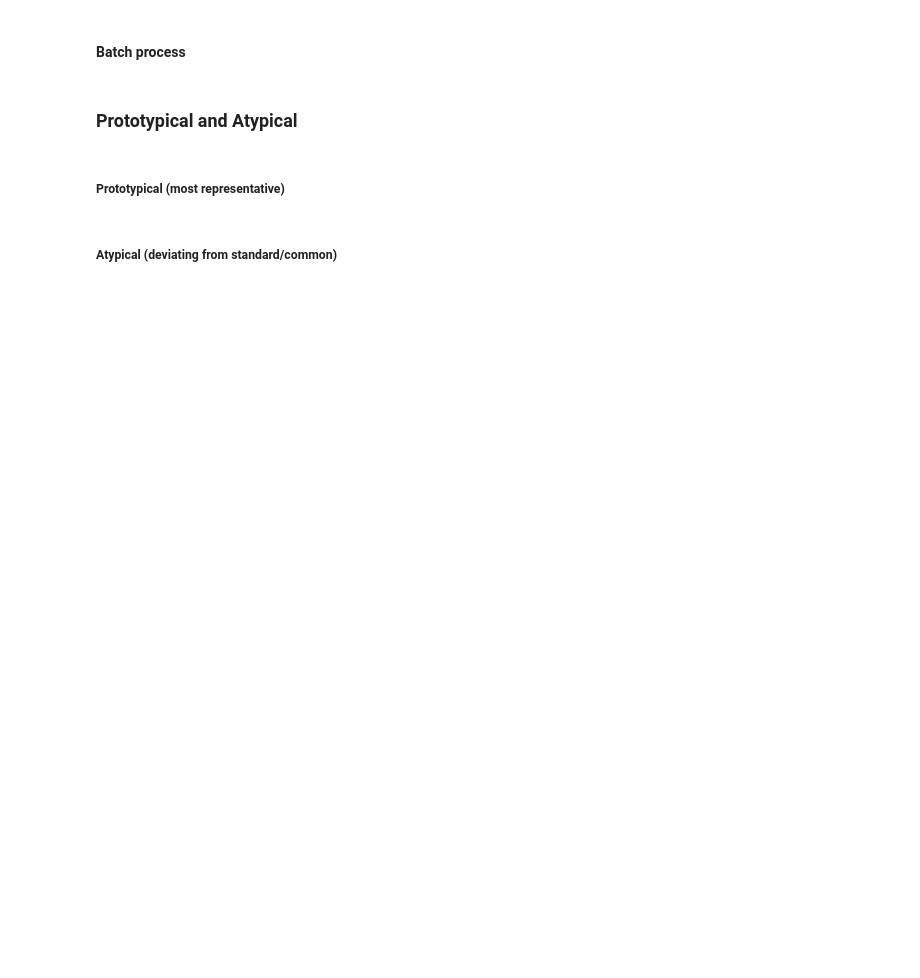
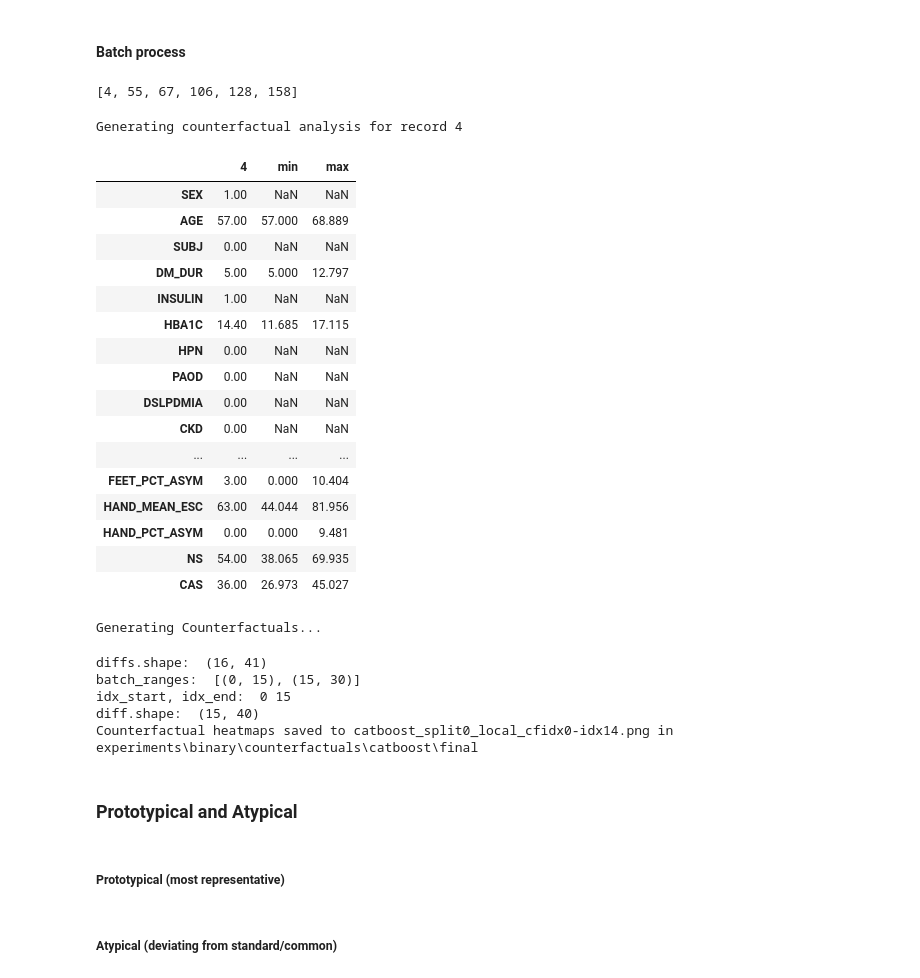
Before and after one commit to acbriza/dpn2026, a Jupyter notebook: module/counterfactuals.ipynb, the cells around one changed output. Cells and saved outputs as stored; diff of their text form; code cells hidden in the pictures; blank space fills up the shorter version.

Commit message:
update for running initial rendition of batch processing

```diff
--- a/module/counterfactuals.ipynb
+++ b/module/counterfactuals.ipynb
@@ -636,0 +606,3 @@ def generate_local_cf_reports(X, exp, dfb, pidx,
+# %%
+allfeature_cols = dfXy.columns.drop('Confirmed_Binary_DPN').to_list()
+continuous_cols = dfXy_test.columns.difference(D.categorical_cols+['Confirmed_Binary_DPN']).to_list()
@@ -637,2 +648,7 @@ def generate_local_cf_reports(X, exp, dfb, pidx,
 # %% [markdown]
 #### Batch process
+# %%
+qindices = ioi_df.index.to_list()
+qindices
+# %% [output]
+[4, 55, 67, 106, 128, 158]
@@ -639,12 +694,39 @@ def generate_local_cf_reports(X, exp, dfb, pidx,
 # %%
-for pidx in pindices:
-    print(f"Generating counterfactual analysis for patient {pidx}")
-    generate_local_cf_reports(X, exp, dfb, pidx,
-                              savedir=r"outputs\counterfactuals\local\binary",
+for qidx in qindices[:1]:
+    print(f"Generating counterfactual analysis for record {qidx}")
+    generate_local_cf_reports(dfXy, dexp, ioi_df, qidx,
                               features_to_vary=dfXy.columns.drop(['SEX', 'Confirmed_Binary_DPN']).to_list(),
-                              total_CFs=30,
-                              seeds=[0,1,2,3,4],
+                              config=config,
+                              split_index=midx,
+                              total_CFs=10, #30
+                              seeds=[0,1],
+                              savedir=outputdir
                               )
+# %% [output]
+Generating counterfactual analysis for record 4
+|  | 4 | min | max |
+| SEX | 1.00 | NaN | NaN |
+| AGE | 57.00 | 57.000 | 68.889 |
+| SUBJ | 0.00 | NaN | NaN |
+| DM_DUR | 5.00 | 5.000 | 12.797 |
+| INSULIN | 1.00 | NaN | NaN |
+| HBA1C | 14.40 | 11.685 | 17.115 |
+| HPN | 0.00 | NaN | NaN |
+| PAOD | 0.00 | NaN | NaN |
+| DSLPDMIA | 0.00 | NaN | NaN |
+| CKD | 0.00 | NaN | NaN |
+| ... | ... | ... | ... |
+| FEET_PCT_ASYM | 3.00 | 0.000 | 10.404 |
+| HAND_MEAN_ESC | 63.00 | 44.044 | 81.956 |
+| HAND_PCT_ASYM | 0.00 | 0.000 | 9.481 |
+| NS | 54.00 | 38.065 | 69.935 |
+| CAS | 36.00 | 26.973 | 45.027 |
+Generating Counterfactuals...
+diffs.shape:  (16, 41)
+batch_ranges:  [(0, 15), (15, 30)]
+idx_start, idx_end:  0 15
+diff.shape:  (15, 40)
+Counterfactual heatmaps saved to catboost_split0_local_cfidx0-idx14.png in experiments\binary\counterfactuals\catboost\final
 # %% [markdown]
 ### Prototypical and Atypical
 # %% [markdown]
```
Also changed, not shown: parts of 6 cells of this notebook, 1 other file.
